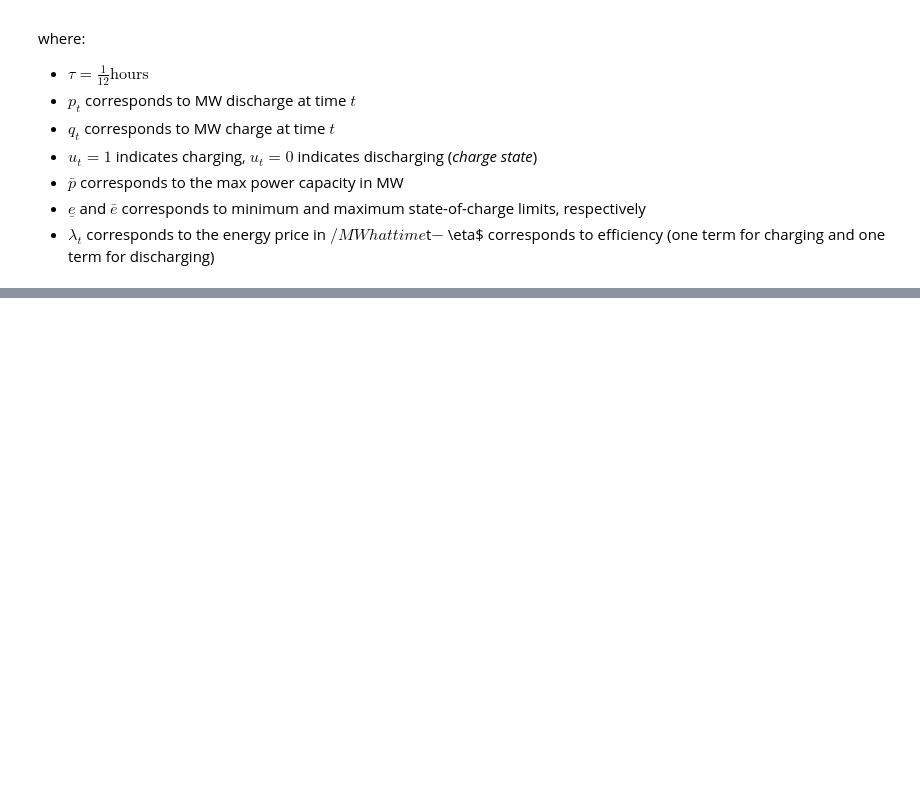
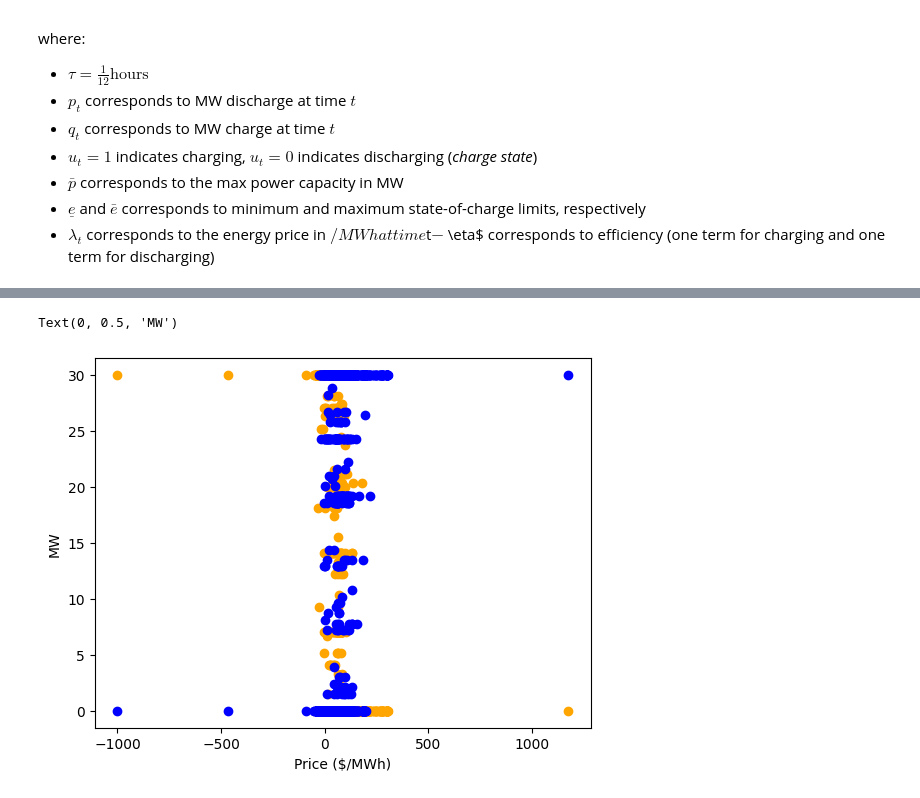
Before and after one commit to prakaa/Battery-Optimisation-Benchmarking, a Jupyter notebook: battery_optimisation_benchmarking/python/linopy.ipynb, the cells around one changed output, grey strips where cells are left out. Saved outputs shown, nothing was run; the diff lists cells and outputs as text; code cells hidden in the pictures; blank space fills up the shorter version.

```diff
--- a/battery_optimisation_benchmarking/python/linopy.ipynb
+++ b/battery_optimisation_benchmarking/python/linopy.ipynb
@@ -180,0 +686,8 @@ soln.loc[(soln["charge_mw"] > 0) & (soln["discharge_mw"] > 0)]
+# %%
+p = plt.scatter(nsw_energy_price, soln["charge_mw"], color="orange")
+plt.scatter(nsw_energy_price, soln["discharge_mw"], color="blue")
+plt.xlabel("Price ($/MWh)")
+plt.ylabel("MW")
+# %% [output]
+Text(0, 0.5, 'MW')
+[figure, added]
```
Also changed, not shown: parts of 16 cells of this notebook.
